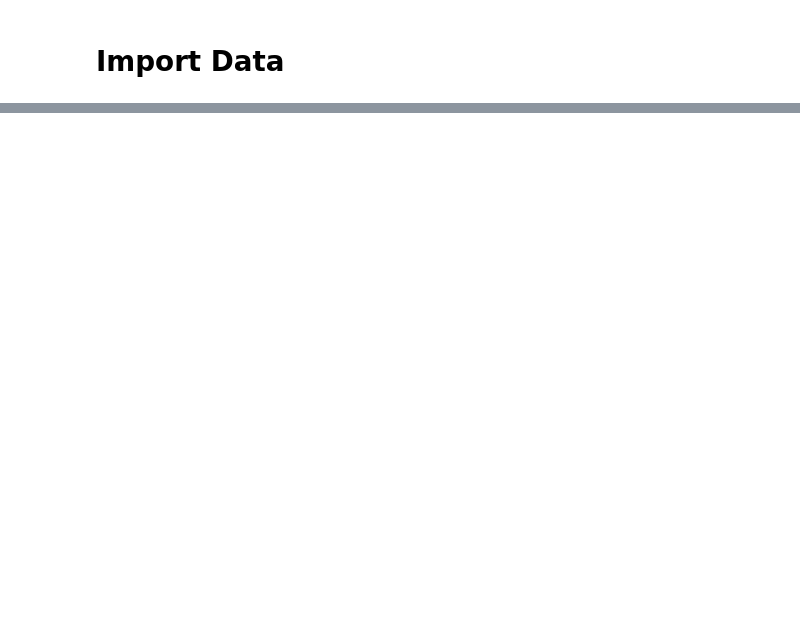
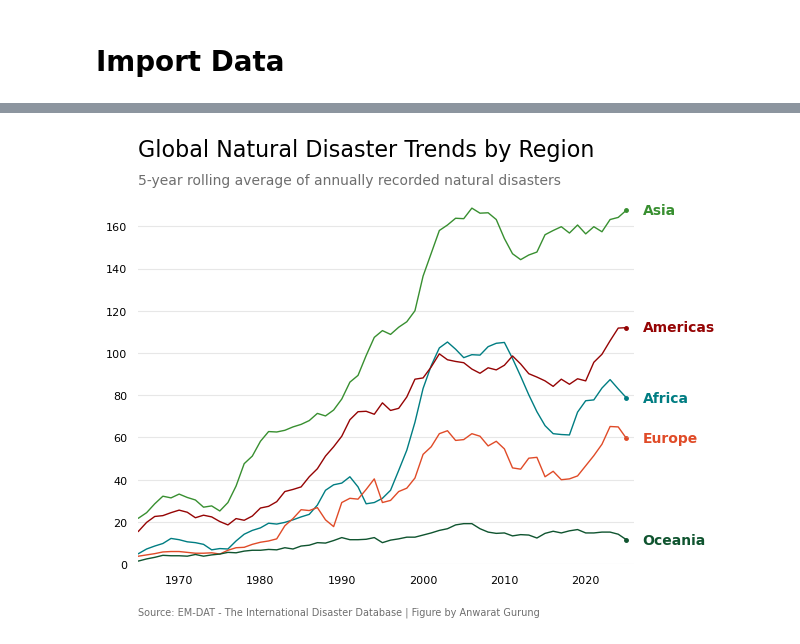
Before and after one commit to anw-g01/dataviz-anw, a Jupyter notebook: global-natural-disasters/notebooks/disasters_over_time.ipynb, the cells around one changed output, grey strips where cells are left out. Drawn from its saved outputs; the diff is of its cells as text; code cells hidden in the pictures; blank space fills up the shorter version.

Commit message:
create multi-line plot of natural diasters over time by region

```diff
--- a/global-natural-disasters/notebooks/disasters_over_time.ipynb
+++ b/global-natural-disasters/notebooks/disasters_over_time.ipynb
@@ -41,0 +52,86 @@ df
+# %%
+WINDOW = 5     # window size to calculate average (for line smoothing)
+
+# choose a colour palette
+cmap = load_cmap("Abbott")
+order = [6, 0, 4, 1, 5]         # explicit colour palette ordering (for looping)
+colours = [cmap.colors[idx] for idx in order]
+
+# create figure
+fig, ax = plt.subplots()
+
+# axes customisation
+ax.grid(True, alpha=0.3, axis="y")                                  # create horizontal grid lines only
+ax.spines[["top", "right", "bottom", "left"]].set_visible(False)    # remove all spines
+ax.tick_params(length=0, pad=8, labelsize=8)        # control tick label distance to axis and remove markers
+
+# set axes limits
+ax.set_xlim(df["start_year"].min() + WINDOW, df["start_year"].max() + 1)
+ax.set_ylim(0, 175)
+
+# multi-line time series plot
+for i, region in enumerate(df.columns[1:-1]):
+
+    # use a rolling window to average (smoothen) fluctuations over time
+    rolling_counts = df[region].rolling(window=WINDOW, min_periods=min(WINDOW, 3), center=False).mean()
+
+    # plot line for each region
+    ax.plot(
+        df["start_year"], rolling_counts,
+        label=region,
+        linewidth=1,
+        color=colours[i]
+    )
+
+    # last data point marker
+    ax.scatter(
+        df["start_year"].iloc[-1],
+        rolling_counts.iloc[-1],
+        marker=".",
+        s=25,
+        color=colours[i]
+    )
+
+    # text annotation to highlight region
+    ax.text(
+        x=df["start_year"].iloc[-1] + 2,
+        y=rolling_counts.iloc[-1],
+        s=region,
+        ha="left",
+        va="center",
+        color=colours[i],
+        fontsize=10,
+        weight="bold"
+    )
+
+# chart title
+x_value, y_value = 0.124, .96
+fig.text(
+    x=x_value, y=y_value,
+    s=f"Global Natural Disaster Trends by Region",
+    size=16
+)
+
+# chart subtitle
+fig.text(
+    x=x_value, y=y_value * 0.94,
+    s=f"{WINDOW}-year rolling average of annually recorded natural disasters",
+    size=10,
+    color="#6e6e6e"
+)
+
+# chart caption
+fig.text(
+    x_value, 0,
+    "Source: EM-DAT - The International Disaster Database | Figure by Anwarat Gurung",
+    ha="left",
+    va="bottom",
+    fontsize=7,
+    color="#6e6e6e",
+)
+
+plt.savefig("../images/disasters_over_time.svg", bbox_inches="tight")
+
+plt.show()
+# %% [output]
+[figure, added]
```
Also changed, not shown: parts of 2 cells of this notebook, 1 other file.
